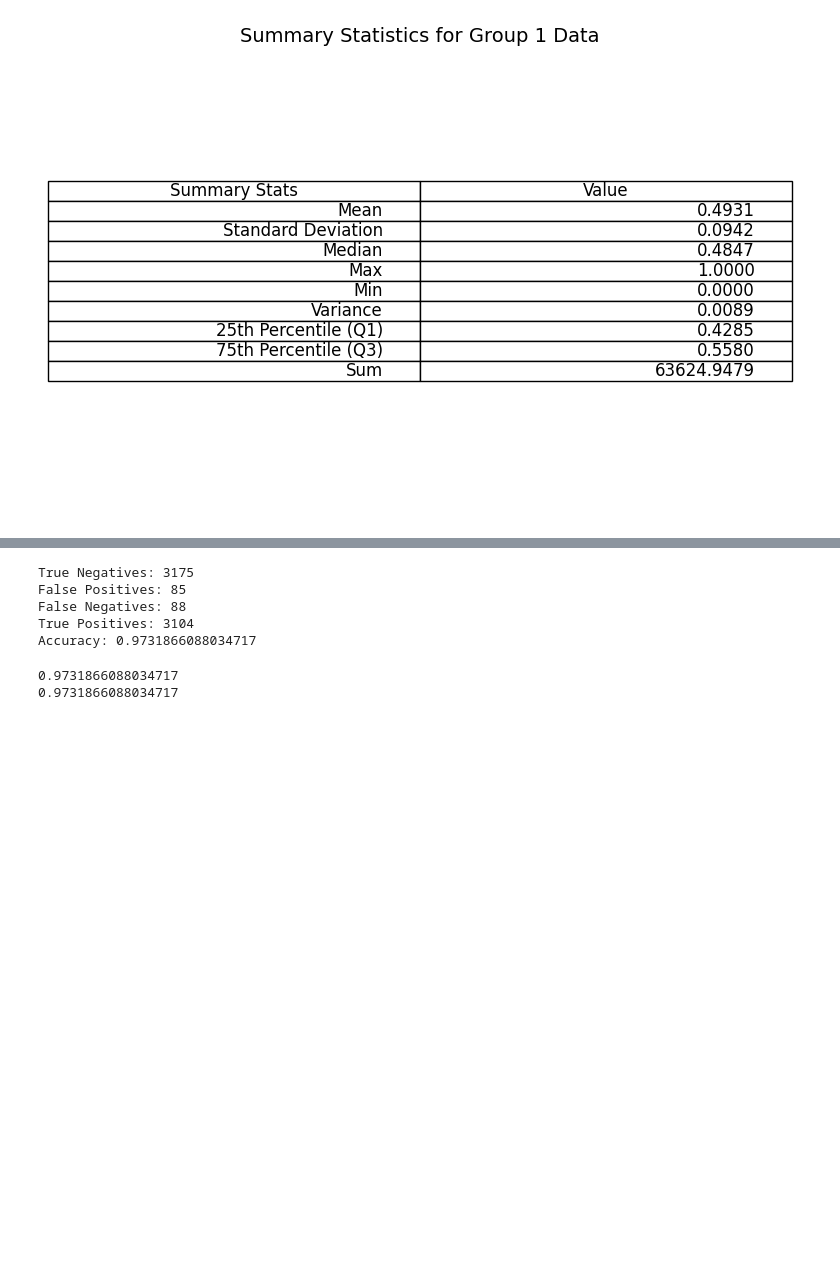
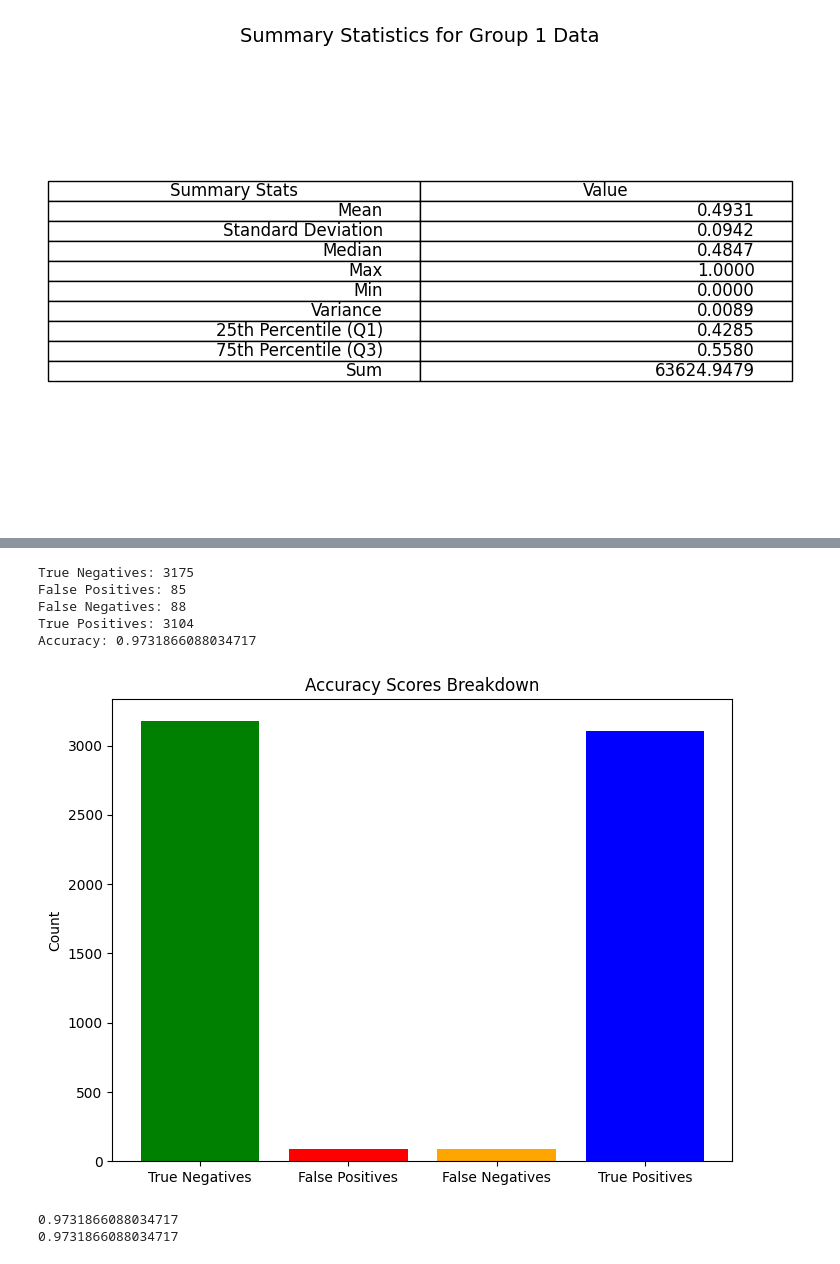
Before and after one commit to MichelleIhetu/ML_Learning_Track, a Jupyter notebook: Project Learning/Final_Project.ipynb, the cells around one changed output, grey strips where cells are left out. Drawn from its saved outputs; the diff is of its cells as text; code cells hidden in the pictures; blank space fills up the shorter version.

```diff
--- a/Project Learning/Final_Project.ipynb
+++ b/Project Learning/Final_Project.ipynb
@@ -359,40 +452,53 @@ from sklearn.metrics import accuracy_score, confusion_matrix # Import confusion_
 from sklearn.model_selection import train_test_split
 from sklearn.linear_model import LogisticRegression
 import numpy as np # Ensure numpy is imported
+import matplotlib.pyplot as plt
 
 # Assume group1_data represents features for class 0 and group2_data for class 1
 # Concatenate the data and create corresponding labels
 X = np.vstack((group1_data, group2_data))
 y = np.hstack((np.zeros(group1_data.shape[0]), np.ones(group2_data.shape[0])))
 
 # Train/Test split
 # X is the combined features, y is the combined labels
 x_train, x_test, y_train, y_test = train_test_split(X, y, test_size=0.4, random_state=321)
 
 # No reshaping needed as X already has shape (n_samples, n_features)
 x_train_array = x_train # Already correctly shaped for multiple features
 # Build a model
 logistic = LogisticRegression(max_iter=1000) # Added max_iter for convergence
 # Fit a model
 model = logistic.fit(x_train_array, y_train)
 # Reshape indep variables of testing data
 x_test_array = x_test # Already correctly shaped for multiple features
 # Make prediction
 y_pred = model.predict(x_test_array)
 # Calculate confusion matrix and assign to the variables
 tn, fp, fn, tp = confusion_matrix(y_test, y_pred).ravel()
+accuracy = accuracy_score(y_test, y_pred)
 
 print(f"True Negatives: {tn}")
 print(f"False Positives: {fp}")
 print(f"False Negatives: {fn}")
 print(f"True Positives: {tp}")
-print(f"Accuracy: {accuracy_score(y_test, y_pred)}")
+print(f"Accuracy: {accuracy}")
+
+# Corrected plotting for confusion matrix components
+labels = ['True Negatives', 'False Positives', 'False Negatives', 'True Positives']
+counts = [tn, fp, fn, tp]
+
+plt.figure(figsize=(8, 6))
+plt.bar(labels, counts, color=['green', 'red', 'orange', 'blue'])
+plt.ylabel('Count')
+plt.title('Accuracy Scores Breakdown')
+plt.show()
 # %% [output]
 True Negatives: 3175
 False Positives: 85
 False Negatives: 88
 True Positives: 3104
 Accuracy: 0.9731866088034717
+[figure, added]
 # %%
 # Calculate accuracy score
 # Manual_calculation - tp+tn: #data that are correctly classified
```
Also changed, not shown: parts of 7 cells of this notebook.
